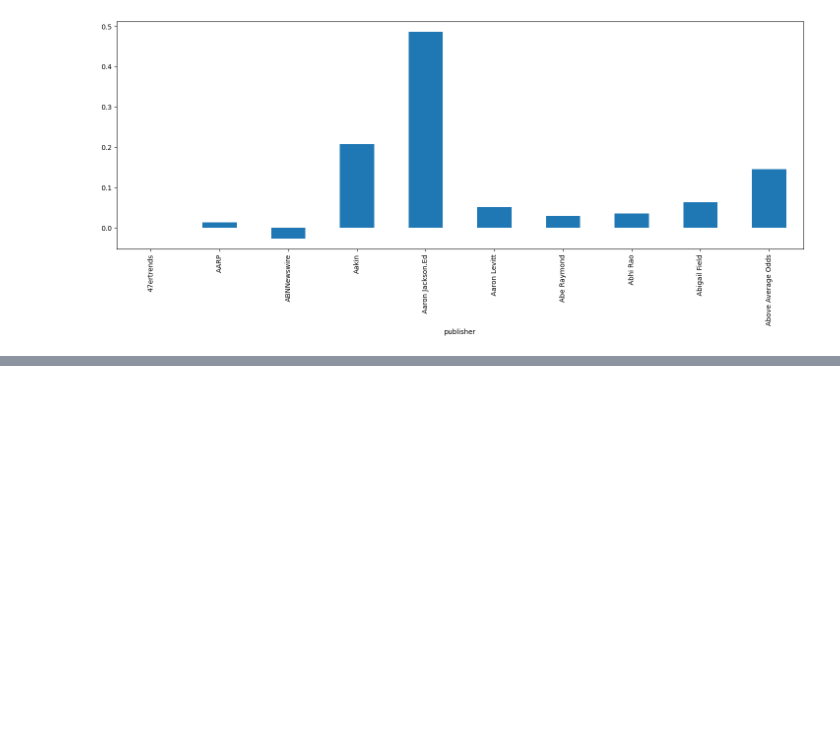
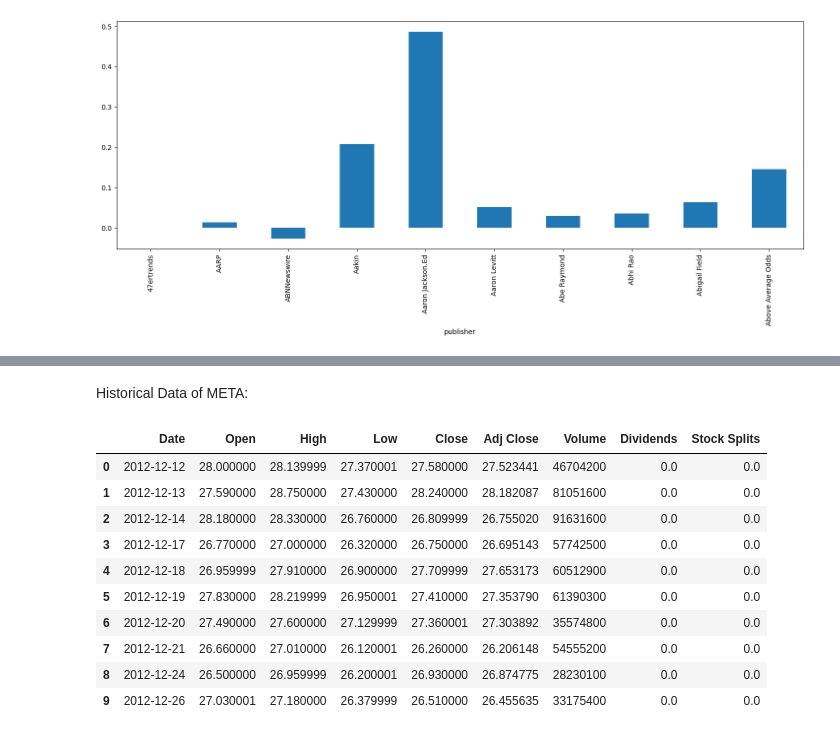
Before and after one commit to hanaDemma/Financial-News-and-Stock-Price-Integration-Analysis-Week-1, a Jupyter notebook: notebooks/newsandStockPrice.ipynb, the cells around one changed output, grey strips where cells are left out. Drawn from its saved outputs; the diff is of its cells as text; code cells hidden in the pictures; blank space fills up the shorter version.

```diff
--- a/notebooks/newsandStockPrice.ipynb
+++ b/notebooks/newsandStockPrice.ipynb
@@ -297,0 +336,17 @@ plt.show()
+# %% [markdown]
+Historical Data of META:
+# %%
+data4 = pd.read_csv('./Data/yfinance_data/META_historical_data.csv')
+data4.head(10)
+# %% [output]
+|  | Date | Open | High | Low | Close | Adj Close | Volume | Dividends | Stock Splits |
+| 0 | 2012-12-12 | 28.000000 | 28.139999 | 27.370001 | 27.580000 | 27.523441 | 46704200 | 0.0 | 0.0 |
+| 1 | 2012-12-13 | 27.590000 | 28.750000 | 27.430000 | 28.240000 | 28.182087 | 81051600 | 0.0 | 0.0 |
+| 2 | 2012-12-14 | 28.180000 | 28.330000 | 26.760000 | 26.809999 | 26.755020 | 91631600 | 0.0 | 0.0 |
+| 3 | 2012-12-17 | 26.770000 | 27.000000 | 26.320000 | 26.750000 | 26.695143 | 57742500 | 0.0 | 0.0 |
+| 4 | 2012-12-18 | 26.959999 | 27.910000 | 26.900000 | 27.709999 | 27.653173 | 60512900 | 0.0 | 0.0 |
+| 5 | 2012-12-19 | 27.830000 | 28.219999 | 26.950001 | 27.410000 | 27.353790 | 61390300 | 0.0 | 0.0 |
+| 6 | 2012-12-20 | 27.490000 | 27.600000 | 27.129999 | 27.360001 | 27.303892 | 35574800 | 0.0 | 0.0 |
+| 7 | 2012-12-21 | 26.660000 | 27.010000 | 26.120001 | 26.260000 | 26.206148 | 54555200 | 0.0 | 0.0 |
+| 8 | 2012-12-24 | 26.500000 | 26.959999 | 26.200001 | 26.930000 | 26.874775 | 28230100 | 0.0 | 0.0 |
+| 9 | 2012-12-26 | 27.030001 | 27.180000 | 26.379999 | 26.510000 | 26.455635 | 33175400 | 0.0 | 0.0 |
```
Also changed, not shown: parts of 11 cells of this notebook.
